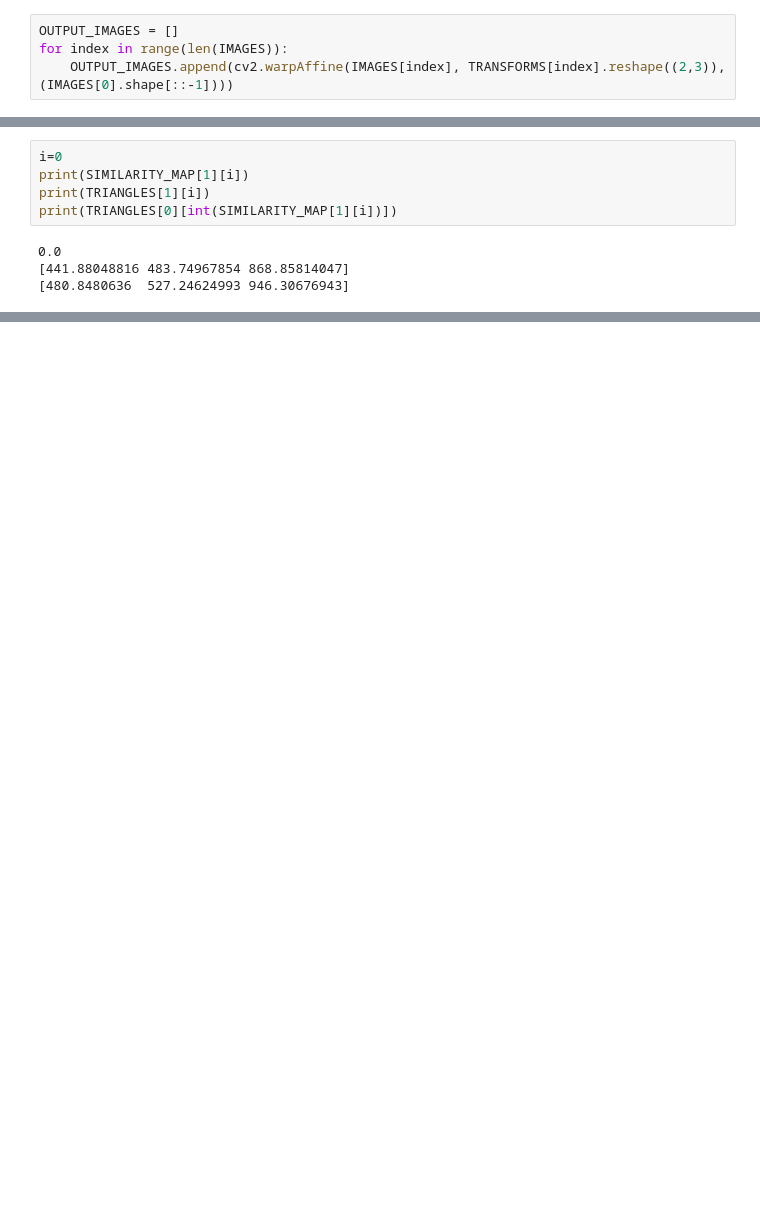
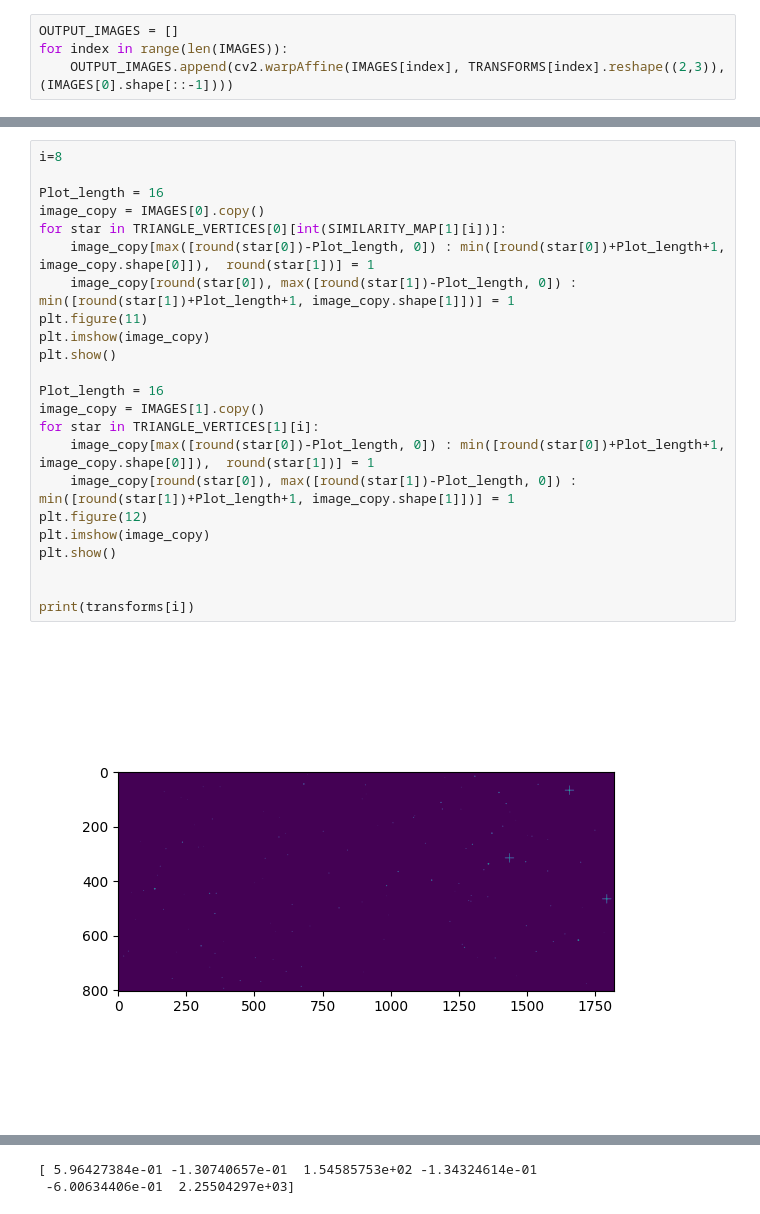
Before and after one commit to harivignesh777/DIP_course_project, a Jupyter notebook: Termproject.ipynb, the cells around one changed output, grey strips where cells are left out. Cells and saved outputs as stored; diff of their text form; blank space fills up the shorter version.

```diff
--- a/Termproject.ipynb
+++ b/Termproject.ipynb
@@ -265,9 +306,25 @@ array([[ 1.00000000e+00, -2.70377251e-16,  4.25393891e-13],
-# %%
-i=0
-print(SIMILARITY_MAP[1][i])
-print(TRIANGLES[1][i])
-print(TRIANGLES[0][int(SIMILARITY_MAP[1][i])])
-# %% [output]
-0.0
-[441.88048816 483.74967854 868.85814047]
-[480.8480636  527.24624993 946.30676943]
+# %%
+i=8
+
+Plot_length = 16
+image_copy = IMAGES[0].copy()
+for star in TRIANGLE_VERTICES[0][int(SIMILARITY_MAP[1][i])]:
+    image_copy[max([round(star[0])-Plot_length, 0]) : min([round(star[0])+Plot_length+1, image_copy.shape[0]]),  round(star[1])] = 1
+    image_copy[round(star[0]), max([round(star[1])-Plot_length, 0]) : min([round(star[1])+Plot_length+1, image_copy.shape[1]])] = 1
+plt.figure(11)
+plt.imshow(image_copy)
+plt.show()
+
+Plot_length = 16
+image_copy = IMAGES[1].copy()
+for star in TRIANGLE_VERTICES[1][i]:
+    image_copy[max([round(star[0])-Plot_length, 0]) : min([round(star[0])+Plot_length+1, image_copy.shape[0]]),  round(star[1])] = 1
+    image_copy[round(star[0]), max([round(star[1])-Plot_length, 0]) : min([round(star[1])+Plot_length+1, image_copy.shape[1]])] = 1
+plt.figure(12)
+plt.imshow(image_copy)
+plt.show()
+
+
+print(transforms[i])
+# %% [output]
+[figure, added]
@@ -273,0 +332,2 @@ print(TRIANGLES[0][int(SIMILARITY_MAP[1][i])])
+[ 5.96427384e-01 -1.30740657e-01  1.54585753e+02 -1.34324614e-01
+ -6.00634406e-01  2.25504297e+03]
```
Also changed, not shown: parts of 16 cells of this notebook, 7 other files.
